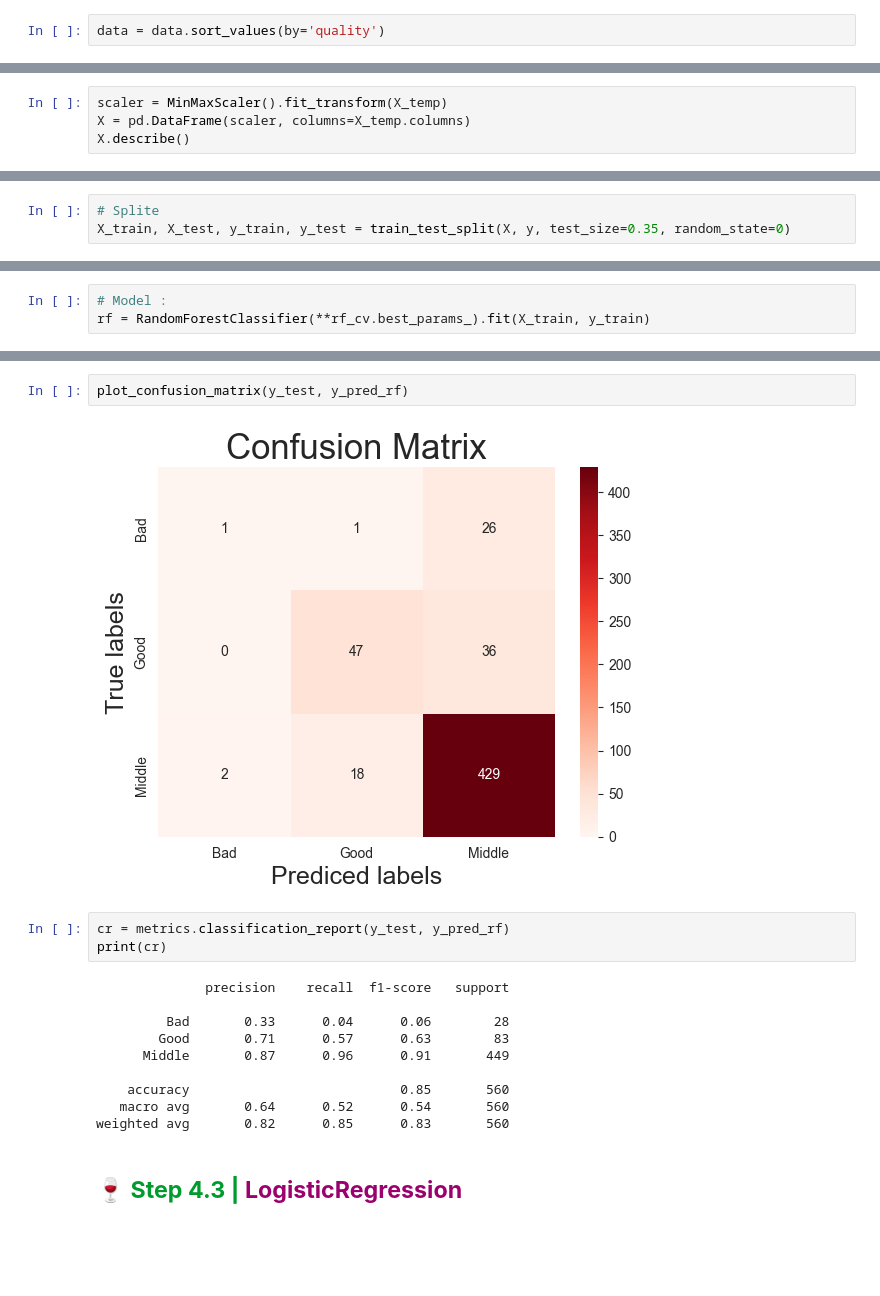
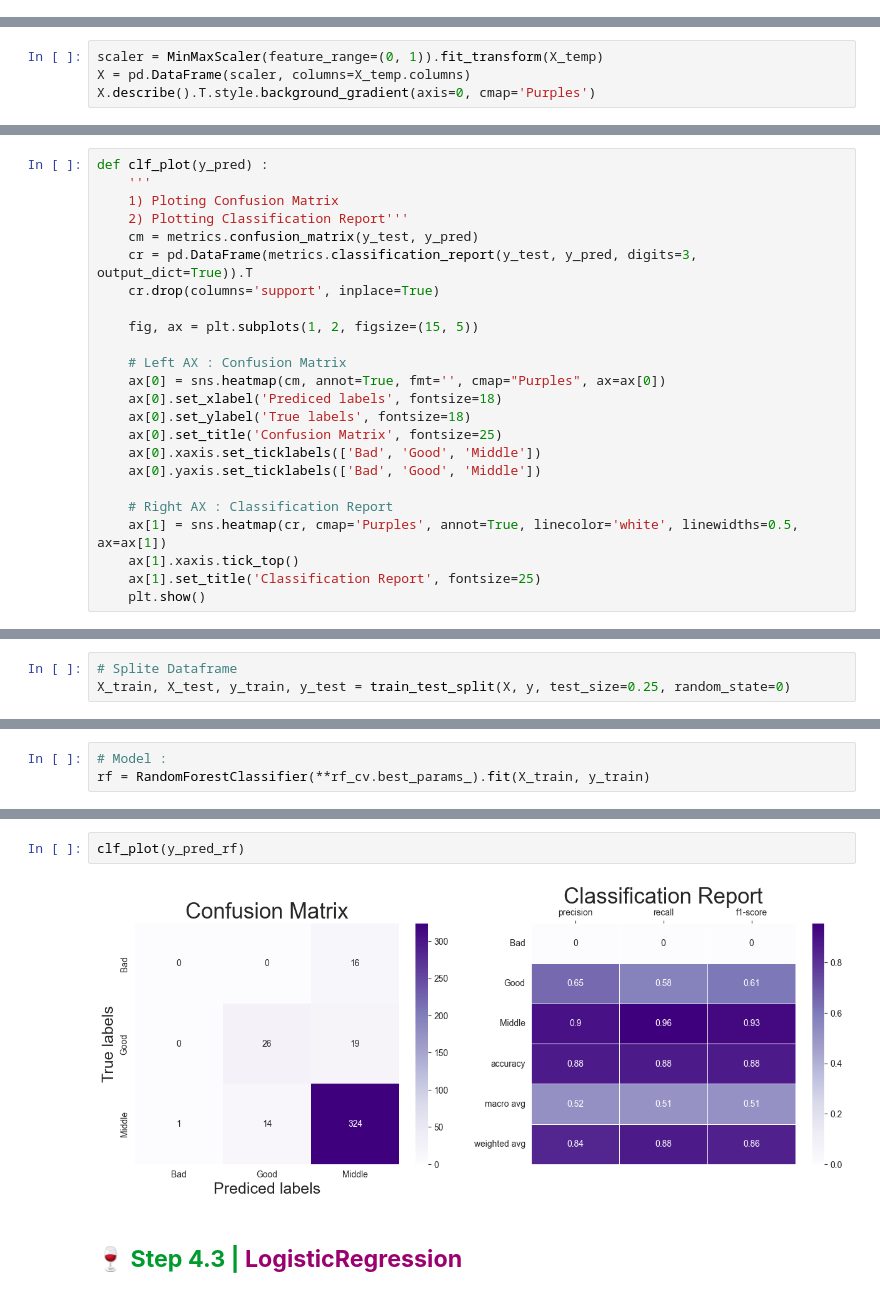
Before and after one commit to NimaPourmoradi/RedWineQuality, a Jupyter notebook: RedWineQuality.ipynb, the cells around one changed output, grey strips where cells are left out. Cells and saved outputs as stored; diff of their text form; blank space fills up the shorter version.

```diff
--- a/RedWineQuality.ipynb
+++ b/RedWineQuality.ipynb
@@ -242,6 +251,4 @@ plt.show()
 # %% [markdown]
 <a id="Target_Categorizing"></a>
 <h2><b><span style="color:#009b2d">🍷 Step 3.4 | </span><span style="color:#9b006e">Target Categorizing</span></b></h2>
-# %%
-data = data.sort_values(by='quality')
 # %%
@@ -286,5 +294,5 @@ y = data.quality
 # %%
-scaler = MinMaxScaler().fit_transform(X_temp)
+scaler = MinMaxScaler(feature_range=(0, 1)).fit_transform(X_temp)
 X = pd.DataFrame(scaler, columns=X_temp.columns)
-X.describe()
+X.describe().T.style.background_gradient(axis=0, cmap='Purples')
 # %% [output]
@@ -320,3 +340,27 @@ def plot_confusion_matrix(y_test, y_prediction):
+# %%
+def clf_plot(y_pred) :
+    '''
+    1) Ploting Confusion Matrix
+    2) Plotting Classification Report'''
+    cm = metrics.confusion_matrix(y_test, y_pred)
+    cr = pd.DataFrame(metrics.classification_report(y_test, y_pred, digits=3, output_dict=True)).T
+    cr.drop(columns='support', inplace=True)
+
+    fig, ax = plt.subplots(1, 2, figsize=(15, 5))
+
+    # Left AX : Confusion Matrix
+    ax[0] = sns.heatmap(cm, annot=True, fmt='', cmap="Purples", ax=ax[0])
+    ax[0].set_xlabel('Prediced labels', fontsize=18)
+    ax[0].set_ylabel('True labels', fontsize=18)
+    ax[0].set_title('Confusion Matrix', fontsize=25)
+    ax[0].xaxis.set_ticklabels(['Bad', 'Good', 'Middle'])
+    ax[0].yaxis.set_ticklabels(['Bad', 'Good', 'Middle'])
+
+    # Right AX : Classification Report
+    ax[1] = sns.heatmap(cr, cmap='Purples', annot=True, linecolor='white', linewidths=0.5, ax=ax[1])
+    ax[1].xaxis.tick_top()
+    ax[1].set_title('Classification Report', fontsize=25)
+    plt.show()
 # %%
 data.quality.value_counts()
 # %% [output]
@@ -326,8 +370,8 @@ Good       217
 Bad         63
 Name: count, dtype: int64
 # %%
-# Splite
-X_train, X_test, y_train, y_test = train_test_split(X, y, test_size=0.35, random_state=0)
+# Splite Dataframe
+X_train, X_test, y_train, y_test = train_test_split(X, y, test_size=0.25, random_state=0)
 # %% [markdown]
 <a id="rf"></a>
 <h2><b><span style="color:#009b2d">🍷 Step 4.2 | </span><span style="color:#9b006e">RandomForestClassifier</span></b></h2>
@@ -367,21 +411,8 @@ Bad        28
 Name: count, dtype: int64
 # %%
-plot_confusion_matrix(y_test, y_pred_rf)
+clf_plot(y_pred_rf)
 # %% [output]
-[figure, old version]
+[figure, new version]
-# %%
-cr = metrics.classification_report(y_test, y_pred_rf)
-print(cr)
-# %% [output]
-              precision    recall  f1-score   support
-
-         Bad       0.33      0.04      0.06        28
-        Good       0.71      0.57      0.63        83
-      Middle       0.87      0.96      0.91       449
-
-    accuracy                           0.85       560
-   macro avg       0.64      0.52      0.54       560
-weighted avg       0.82      0.85      0.83       560
 # %% [markdown]
 <a id="lr"></a>
 <h2><b><span style="color:#009b2d">🍷 Step 4.3 | </span><span style="color:#9b006e">LogisticRegression</span></b></h2>
```
Also changed, not shown: parts of 62 cells of this notebook.
